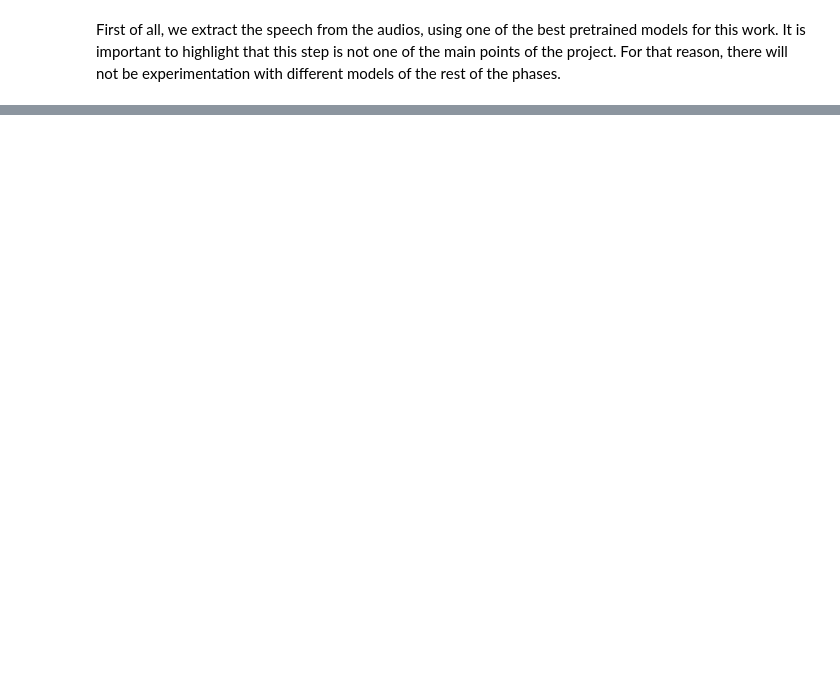
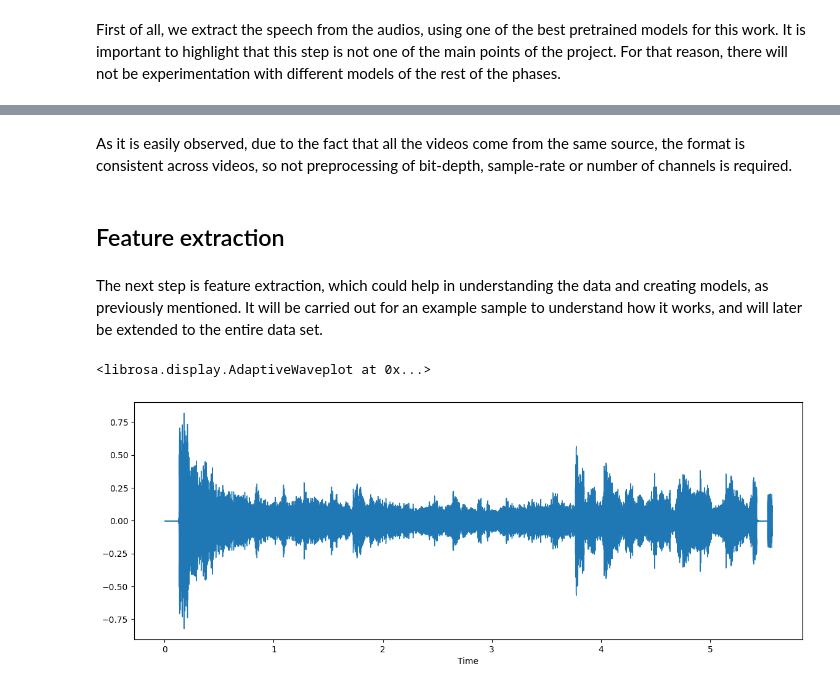
Before and after one commit to juanls1/TikTok-Virality-Predictor, a Jupyter notebook: src/audio/audio_study.ipynb, the cells around one changed output, grey strips where cells are left out. Drawn from its saved outputs; the diff is of its cells as text; code cells hidden in the pictures; blank space fills up the shorter version.

```diff
--- a/src/audio/audio_study.ipynb
+++ b/src/audio/audio_study.ipynb
@@ -70,0 +165,13 @@ ipd.Audio(os.path.join(root_dir, indiv_sample_path))
+# %% [markdown]
+As it is easily observed, due to the fact that all the videos come from the same source, the format is consistent across videos, so not preprocessing of bit-depth, sample-rate or number of channels is required.
+# %% [markdown]
+## Feature extraction
+# %% [markdown]
+The next step is feature extraction, which could help in understanding the data and creating models, as previously mentioned. It will be carried out for an example sample to understand how it works, and will later be extended to the entire data set.
+# %%
+#Plot the signal:
+plt.figure(figsize=(14, 5))
+librosa.display.waveshow(x, sr=sr)
+# %% [output]
+<librosa.display.AdaptiveWaveplot at 0x...>
+[figure, added]
```
Also changed, not shown: parts of 50 cells of this notebook, 5 other files.
